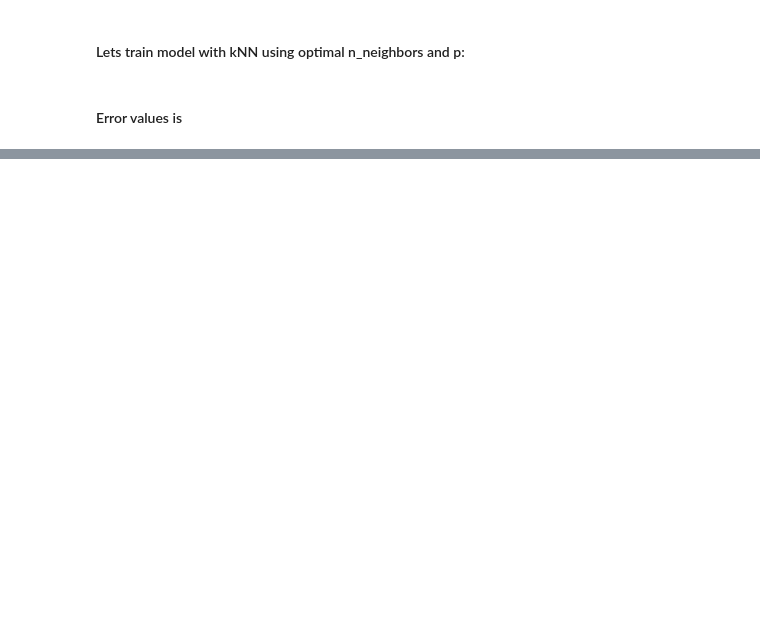
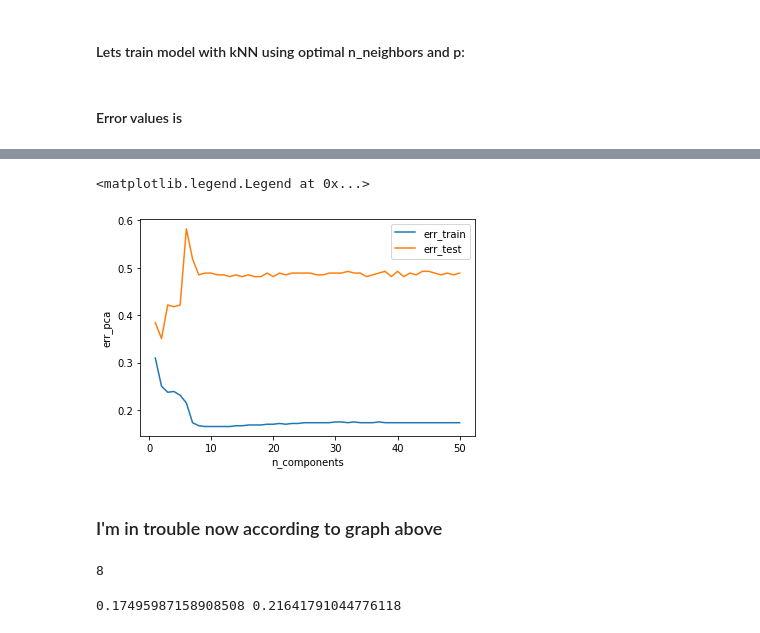
Before and after one commit to xnd-r/ML_course, a Jupyter notebook: Titanic.ipynb, the cells around one changed output, grey strips where cells are left out. Cells and saved outputs as stored; diff of their text form; code cells hidden in the pictures; blank space fills up the shorter version.

```diff
--- a/Titanic.ipynb
+++ b/Titanic.ipynb
@@ -273,7 +259,7 @@ kf = KFold(n_splits=10, random_state=42, shuffle=True)
 
 for p in p_mink_values:
     knn = KNeighborsClassifier(n_neighbors=opt_nightbors, metric='minkowski', p = p)
-    tmp_scores = cross_val_score(knn, X, y, cv=kf.split(X), scoring='neg_mean_squared_error')
+    tmp_scores = cross_val_score(knn, X_train, y_train, cv=kf.split(X_train), scoring='neg_mean_squared_error')
     tmp_scores = tmp_scores.mean()
-    print(p_mink_values.index(p), tmp_scores)
+#     print(p_mink_values.index(p), tmp_scores)
     scores.append(tmp_scores)
@@ -305,7 +273,9 @@ p_opt
 # %% [markdown]
 #### Lets train model with kNN using optimal n_neighbors and p:
 # %%
-knn = KNeighborsClassifier(n_neighbors = opt_nightbors, metric='minkowski', p = p_opt).fit(X_train, y_train)
+knn = KNeighborsClassifier(n_neighbors = opt_nightbors,
+                           metric='minkowski',
+                           p = p_opt).fit(X_train, y_train)
 # %% [markdown]
 #### Error values is
 # %%
@@ -317,0 +342,27 @@ print(err_train, err_test)
+# %%
+err_train_pc = []
+err_test_pc = []
+for i in range(1,51):
+    pca = PCA(n_components=i)
+    pc_train = pca.fit_transform(X_train)
+    pc_test = pca.fit_transform(X_test)
+    knn = KNeighborsClassifier(n_neighbors = opt_nightbors).fit(pc_train, y_train)
+    y_train_predict = knn.predict(pc_train)
+    y_test_predict = knn.predict(pc_test)
+
+    err_train = np.mean(y_train != y_train_predict)
+    err_test  = np.mean(y_test  != y_test_predict)
+    err_train_pc.append(err_train)
+    err_test_pc.append(err_test)
+# %%
+plt.plot(range(1,51), err_train_pc, label='err_train')
+plt.plot(range(1,51), err_test_pc, label='err_test')
+plt.xlabel('n_components')
+
+plt.ylabel('err_pca')
+plt.legend()
+# %% [output]
+<matplotlib.legend.Legend at 0x...>
+[figure, added]
+# %% [markdown]
+### I'm in trouble now according to graph above
@@ -317,0 +382,5 @@ print(err_train, err_test)
+# %%
+opt_nightbors = scores.index(max(scores))+1
+opt_nightbors
+# %% [output]
+8
@@ -317,0 +389,7 @@ print(err_train, err_test)
+# %%
+err_train = np.mean(y_train != knn.predict(X_train))
+err_test  = np.mean(y_test  != knn.predict(X_test))
+
+print(err_train, err_test)
+# %% [output]
+0.17495987158908508 0.21641791044776118
```
Also changed, not shown: parts of 16 cells of this notebook, 1 other file.
